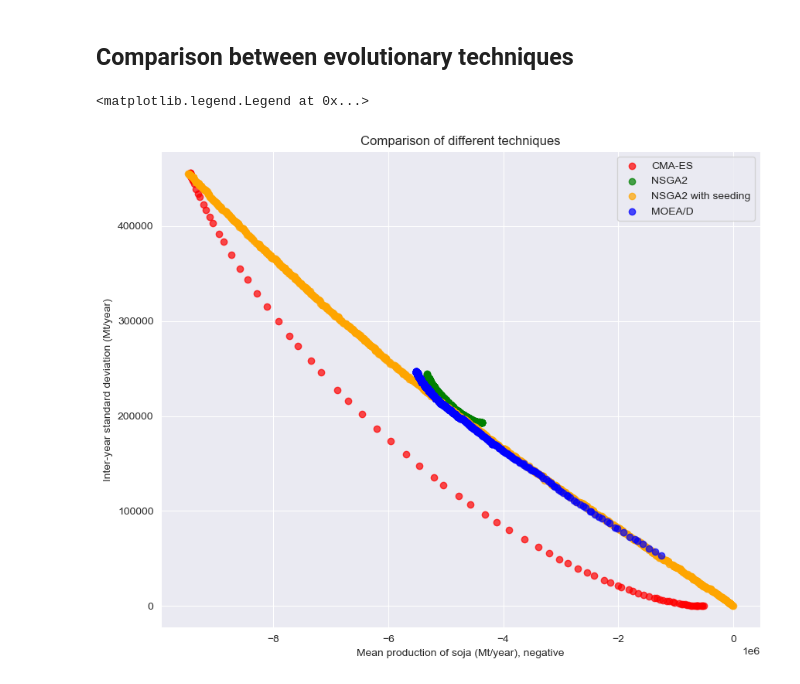
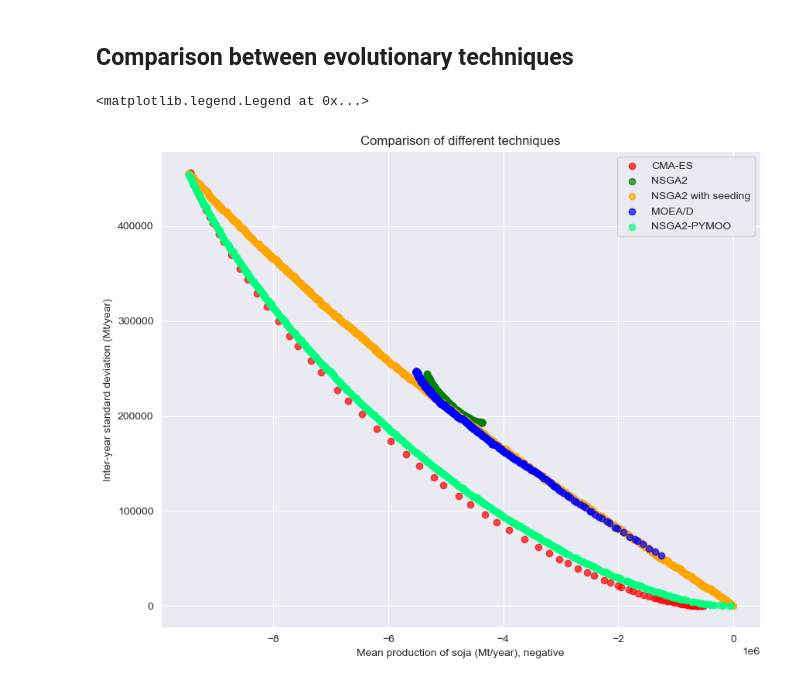
Before and after one commit to albertotonda/optimization-crop-allocation, a Jupyter notebook: src/plot_figures.ipynb, the cells around one changed output. Cells and saved outputs as stored; diff of their text form; code cells hidden in the pictures.

```diff
--- a/src/plot_figures.ipynb
+++ b/src/plot_figures.ipynb
@@ -264,22 +264,27 @@ import seaborn as sns
 sns.set_style('darkgrid')
 # %%
 df_cmaes = pd.read_csv("../results/A_nsga2_eu27_pv/cmaes/results.csv")
-df_nsga2 = pd.read_csv("../results/A_nsga2_eu27_pv/mu500-no-seeding/42-archive.csv")
-df_nsga2_seeding = pd.read_csv("../results/A_nsga2_eu27_pv/mu500-seeding/42-archive.csv")
-df_moead = pd.read_csv("2024-07-27-16-34-45-mean_soja-std_soja-moead/results.csv")
+df_nsga2 = pd.read_csv("../results/A_nsga2_eu27_pv/nsga2-inspyred-mu500-no-seeding/42-archive.csv")
+df_nsga2_seeding = pd.read_csv("../results/A_nsga2_eu27_pv/nsga2-inspyred-mu500-seeding/42-archive.csv")
+#df_moead = pd.read_csv("../results/A_nsga2_eu27_pv/moead-mu1500-generations100k/results.csv")
+df_moead = pd.read_csv("2024-07-31-15-29-07-mean_soja-std_soja-MOEAD/results.csv")
+df_nsga2_pymoo = pd.read_csv("../results/A_nsga2_eu27_pv/nsga2-pymoo-mu500-generations10k-no-seeding/results.csv")
 
 fig, ax = plt.subplots(figsize=(10,8))
 ax.scatter(df_cmaes["mean_soja"].values * (-1), df_cmaes["std_soja"], color='red',
            alpha=0.7, label="CMA-ES")
 ax.scatter(df_nsga2["mean_soja"].values, df_nsga2["std_soja"].values, color='green',
            alpha=0.7, label="NSGA2")
 ax.scatter(df_nsga2_seeding["mean_soja"].values, df_nsga2_seeding["std_soja"].values, color='orange',
           alpha=0.7, label="NSGA2 with seeding")
-ax.scatter(df_moead["mean_soja"].values, df_moead["std_soja"].values, color='blue', alpha=0.7, label="MOEA/D")
+ax.scatter(-1 * df_moead["mean_soja"].values, df_moead["std_soja"].values, color='blue',
+           alpha=0.7, label="MOEA/D")
+ax.scatter(df_nsga2_pymoo["mean_soja"].values, df_nsga2_pymoo["std_soja"].values, color='springgreen',
+           alpha=0.7, label="NSGA2-PYMOO")
 ax.set_title("Comparison of different techniques")
 ax.set_xlabel("Mean production of soja (Mt/year), negative")
 ax.set_ylabel("Inter-year standard deviation (Mt/year)")
 ax.legend(loc='best')
 # %% [output]
 <matplotlib.legend.Legend at 0x...>
-[figure, old version]
+[figure, new version]
```
Also changed, not shown: 2 other files.
